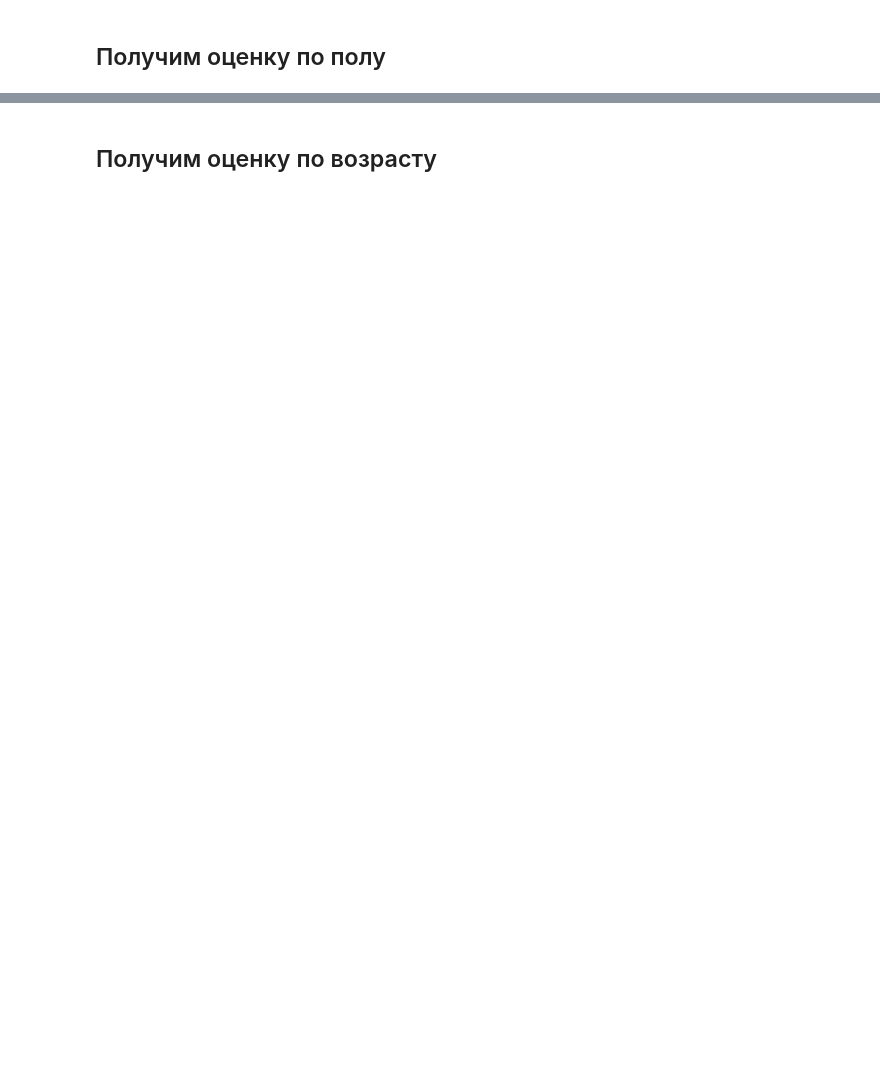
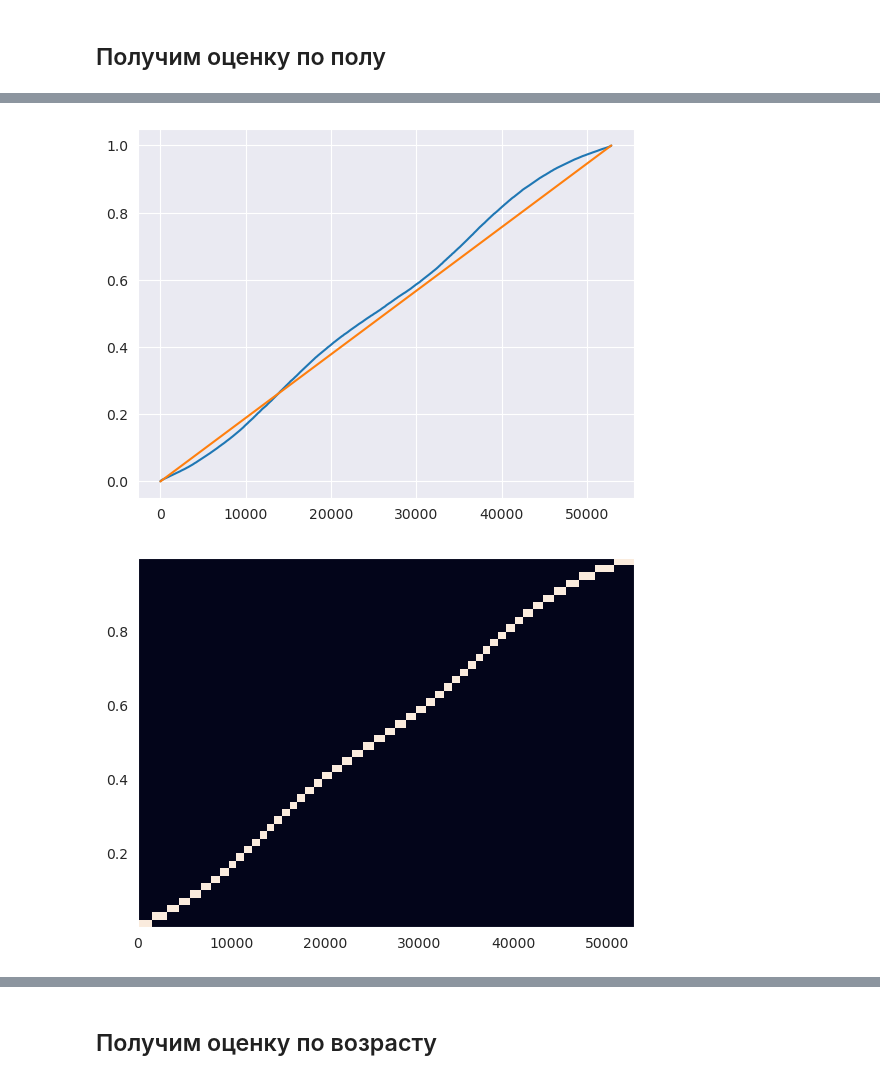
Before and after one commit to SorokinV/Challenge-MTS-2023, a Jupyter notebook: Data-Arch/Context_Baseline_Public.ipynb, the cells around one changed output, grey strips where cells are left out. Drawn from its saved outputs; the diff is of its cells as text; code cells hidden in the pictures; blank space fills up the shorter version.

```diff
--- a/Data-Arch/Context_Baseline_Public.ipynb
+++ b/Data-Arch/Context_Baseline_Public.ipynb
@@ -72,7 +72,12 @@ for ifile in pqd.files :
         aggregate([('cpe_model_os_type', "max"), ('cpe_manufacturer_name','max'),\
                    ('cpe_model_name','max'),('cpe_type_cd','max'), \
                    ('price', "max"), ('city_name', "max"), \
-                   ('region_name', "max"),('request_cnt',"mean"),('request_cnt',"sum")])
+                   ('region_name', "max"), \
+                   ('request_cnt',"mean"), \
+                   ('request_cnt', "min"), \
+                   ('request_cnt', "max"), \
+                   ('request_cnt', "stddev"), \
+                   ('request_cnt',"sum")])
 
     data_agg0 = data_agg0.to_pandas()
     data_agg1 = data_agg1.to_pandas()
@@ -750,0 +726,18 @@ Wall time: 1.75 s
+# %%
+#plt.scatter(y_test, clf1.predict_proba(x_test)[:,1]) #,alpha=0.3,s=10*clf1.predict_proba(x_test)[:,1])
+#plt.show()
+
+#plt.hist(y_test)
+#plt.hist(clf1.predict_proba(x_test)[:,1])
+#plt.show()
+y_proba = clf1.predict_proba(x_test)[:,1]
+aarg = np.argsort(y_proba)
+plt.plot(y_proba[aarg]) #,c=(250*y_test,y_test,0))
+plt.plot([0,len(y_proba)],[0,1])
+plt.show()
+
+plt.hist2d(range(len(x_test)), y_proba[aarg], bins=(len(x_test),50))
+plt.show()
+# %% [output]
+[figure, added]
+[figure, added]
```
Also changed, not shown: parts of 44 cells of this notebook, 1 other file.
